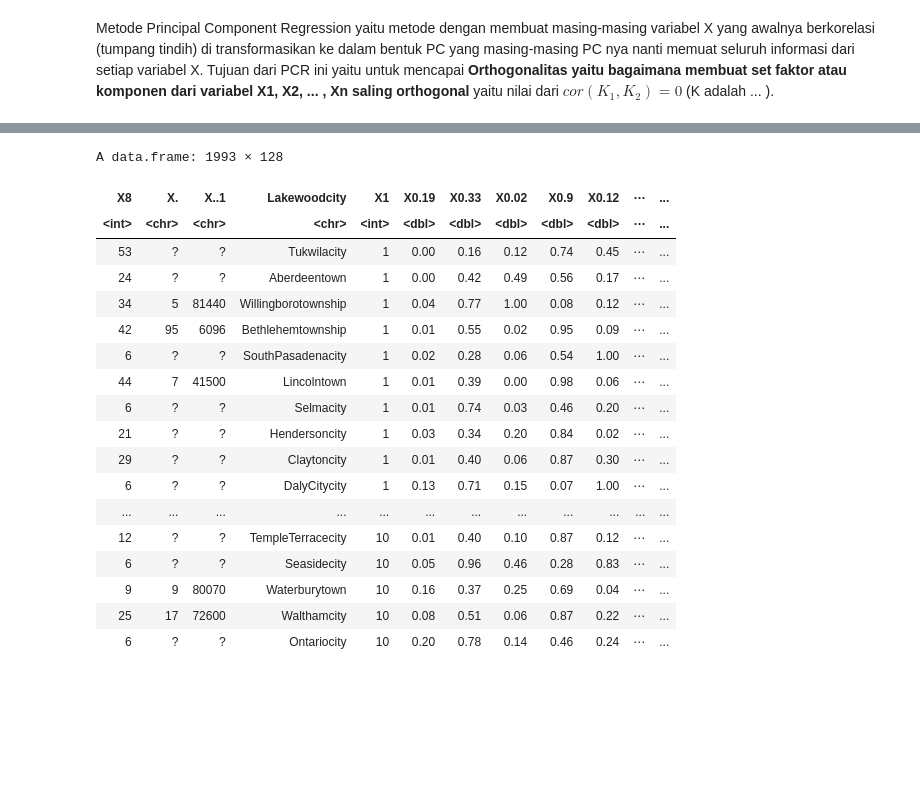
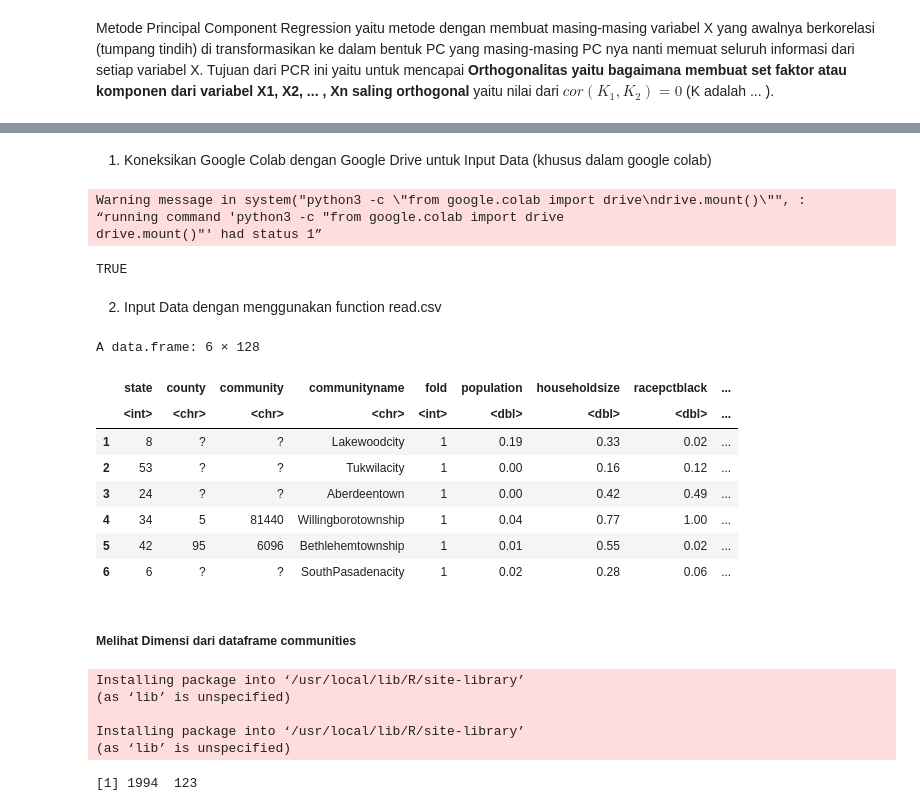
Before and after one commit to JuzmaFR/Analisis-Regresi-Catatan-Kuliah, a Jupyter notebook: Analisis Regresi.ipynb, the cells around one changed output, grey strips where cells are left out. Drawn from its saved outputs; the diff is of its cells as text; code cells hidden in the pictures; blank space fills up the shorter version.

```diff
--- a/Analisis Regresi.ipynb
+++ b/Analisis Regresi.ipynb
@@ -210,24 +240,42 @@ Metode Principal Component Regression yaitu metode dengan membuat masing-masing
 Sumber : https://rpubs.com/esobolewska/pcr-step-by-step
+# %% [markdown]
+1. Koneksikan Google Colab dengan Google Drive untuk Input Data (khusus dalam google colab)
+# %%
+cat(system('python3 -c "from google.colab import drive\ndrive.mount()"', intern=TRUE), sep='\n', wait=TRUE)
+# %% [output]
+Warning message in system("python3 -c \"from google.colab import drive\ndrive.mount()\"", :
+“running command 'python3 -c "from google.colab import drive
+drive.mount()"' had status 1”
+TRUE
+# %% [markdown]
+2. Input Data dengan menggunakan function read.csv
 # %%
-crimeData <- read.csv("http://archive.ics.uci.edu/ml/machine-learning-databases/communities/communities.data", name = );
-crimeData;
+df <- read.csv('sample_data/communities.csv', header=TRUE);
+head(df);
 # %% [output]
-A data.frame: 1993 × 128
+A data.frame: 6 × 128
-| X8 | X. | X..1 | Lakewoodcity | X1 | X0.19 | X0.33 | X0.02 | X0.9 | X0.12 | ⋯ | ... |
-| <int> | <chr> | <chr> | <chr> | <int> | <dbl> | <dbl> | <dbl> | <dbl> | <dbl> | ⋯ | ... |
-| 53 | ? | ? | Tukwilacity | 1 | 0.00 | 0.16 | 0.12 | 0.74 | 0.45 | ⋯ | ... |
-| 24 | ? | ? | Aberdeentown | 1 | 0.00 | 0.42 | 0.49 | 0.56 | 0.17 | ⋯ | ... |
-| 34 | 5 | 81440 | Willingborotownship | 1 | 0.04 | 0.77 | 1.00 | 0.08 | 0.12 | ⋯ | ... |
-| 42 | 95 | 6096 | Bethlehemtownship | 1 | 0.01 | 0.55 | 0.02 | 0.95 | 0.09 | ⋯ | ... |
-| 6 | ? | ? | SouthPasadenacity | 1 | 0.02 | 0.28 | 0.06 | 0.54 | 1.00 | ⋯ | ... |
-| 44 | 7 | 41500 | Lincolntown | 1 | 0.01 | 0.39 | 0.00 | 0.98 | 0.06 | ⋯ | ... |
-| 6 | ? | ? | Selmacity | 1 | 0.01 | 0.74 | 0.03 | 0.46 | 0.20 | ⋯ | ... |
-| 21 | ? | ? | Hendersoncity | 1 | 0.03 | 0.34 | 0.20 | 0.84 | 0.02 | ⋯ | ... |
-| 29 | ? | ? | Claytoncity | 1 | 0.01 | 0.40 | 0.06 | 0.87 | 0.30 | ⋯ | ... |
-| 6 | ? | ? | DalyCitycity | 1 | 0.13 | 0.71 | 0.15 | 0.07 | 1.00 | ⋯ | ... |
-| ... | ... | ... | ... | ... | ... | ... | ... | ... | ... | ... | ... |
-| 12 | ? | ? | TempleTerracecity | 10 | 0.01 | 0.40 | 0.10 | 0.87 | 0.12 | ⋯ | ... |
-| 6 | ? | ? | Seasidecity | 10 | 0.05 | 0.96 | 0.46 | 0.28 | 0.83 | ⋯ | ... |
-| 9 | 9 | 80070 | Waterburytown | 10 | 0.16 | 0.37 | 0.25 | 0.69 | 0.04 | ⋯ | ... |
-| 25 | 17 | 72600 | Walthamcity | 10 | 0.08 | 0.51 | 0.06 | 0.87 | 0.22 | ⋯ | ... |
-| 6 | ? | ? | Ontariocity | 10 | 0.20 | 0.78 | 0.14 | 0.46 | 0.24 | ⋯ | ... |
+|  | state | county | community | communityname | fold | population | householdsize | racepctblack | ... |
+|  | <int> | <chr> | <chr> | <chr> | <int> | <dbl> | <dbl> | <dbl> | ... |
+| 1 | 8 | ? | ? | Lakewoodcity | 1 | 0.19 | 0.33 | 0.02 | ... |
+| 2 | 53 | ? | ? | Tukwilacity | 1 | 0.00 | 0.16 | 0.12 | ... |
+| 3 | 24 | ? | ? | Aberdeentown | 1 | 0.00 | 0.42 | 0.49 | ... |
+| 4 | 34 | 5 | 81440 | Willingborotownship | 1 | 0.04 | 0.77 | 1.00 | ... |
+| 5 | 42 | 95 | 6096 | Bethlehemtownship | 1 | 0.01 | 0.55 | 0.02 | ... |
+| 6 | 6 | ? | ? | SouthPasadenacity | 1 | 0.02 | 0.28 | 0.06 | ... |
+# %% [markdown]
+##### Melihat Dimensi dari dataframe communities
+# %%
+install.packages("magrittr") # package installations are only needed the first time you use it
+install.packages("dplyr")    # alternative installation of the %>%
+library(magrittr) # needs to be run every time you start R and want to use %>%
+library(dplyr)
+# %% [output]
+Installing package into ‘/usr/local/lib/R/site-library’
+(as ‘lib’ is unspecified)
+
+Installing package into ‘/usr/local/lib/R/site-library’
+(as ‘lib’ is unspecified)
+# %%
+crimeData %>% dim
+# %% [output]
+[1] 1994  123
```
Also changed, not shown: parts of 47 cells of this notebook.
